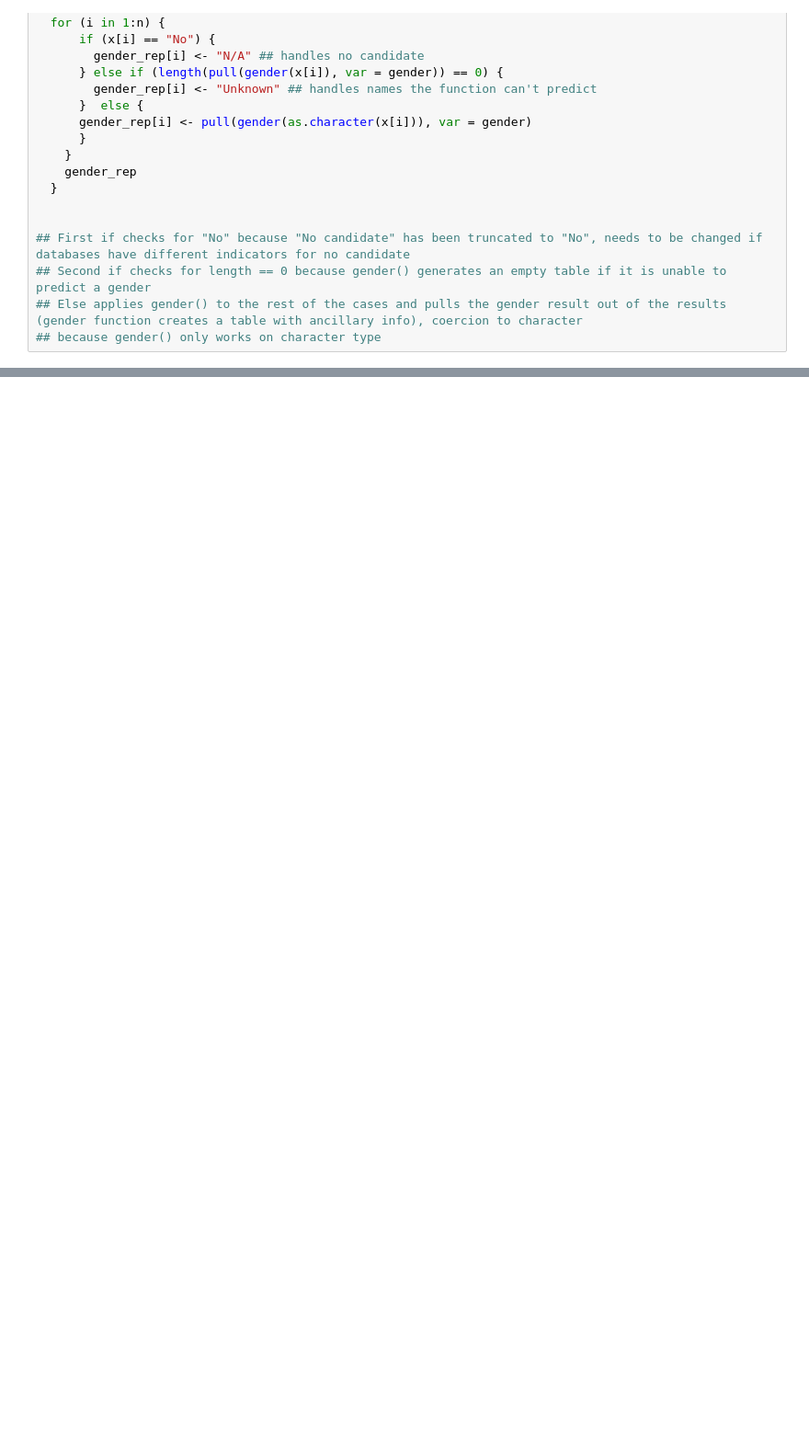
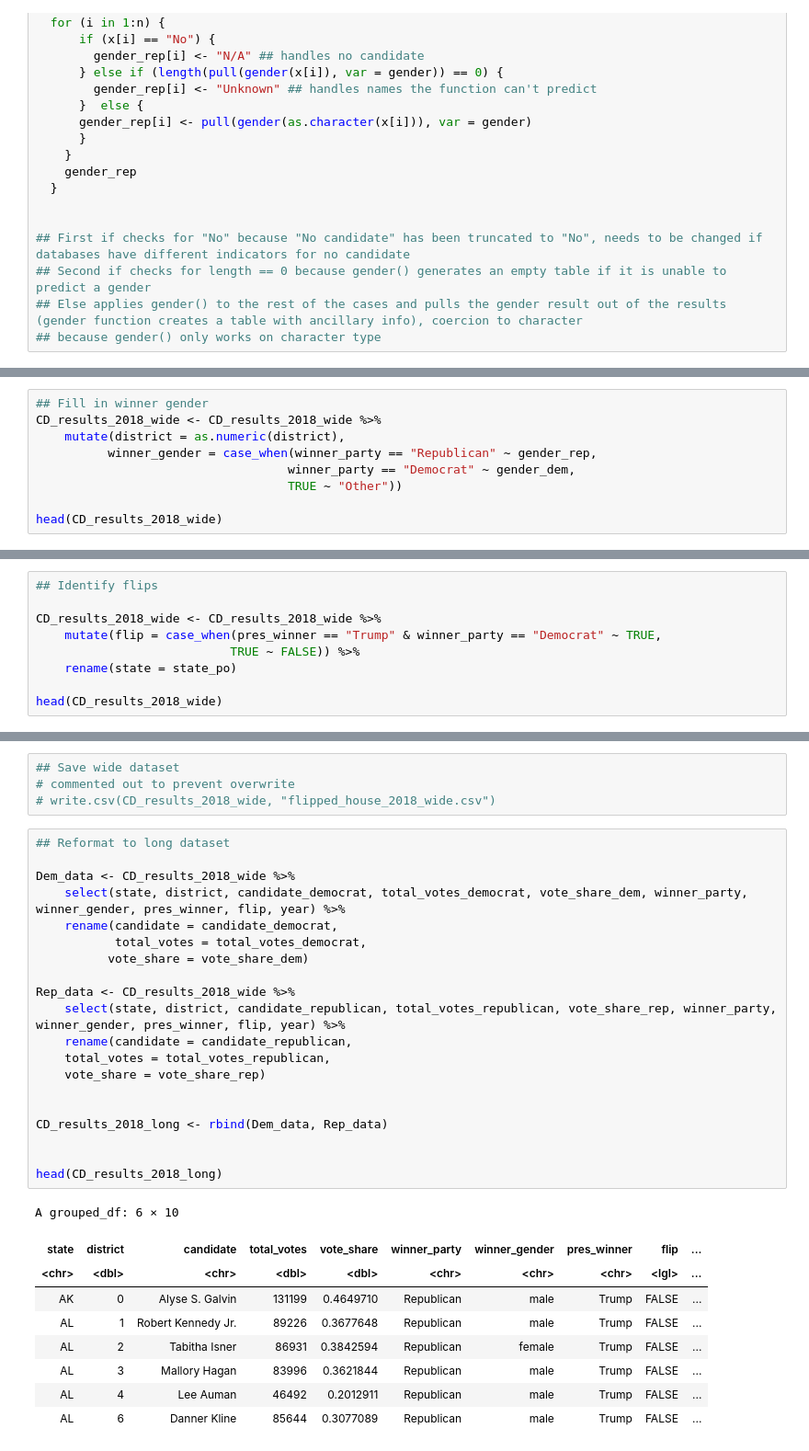
Before and after one commit to michael-bonitati-1117/final_project, a Jupyter notebook: House_Flips.ipynb, the cells around one changed output, grey strips where cells are left out. Shown at 92% size. Drawn from its saved outputs; the diff is of its cells as text; blank space fills up the shorter version.

Commit message:
House Flips added

```diff
--- a/House_Flips.ipynb
+++ b/House_Flips.ipynb
@@ -151,0 +182,9 @@ A tibble: 6 × 16
+# %%
+## Fill in winner gender
+CD_results_2018_wide <- CD_results_2018_wide %>%
+    mutate(district = as.numeric(district),
+          winner_gender = case_when(winner_party == "Republican" ~ gender_rep,
+                                   winner_party == "Democrat" ~ gender_dem,
+                                   TRUE ~ "Other"))
+
+head(CD_results_2018_wide)
@@ -151,0 +247,9 @@ A tibble: 6 × 16
+# %%
+## Identify flips
+
+CD_results_2018_wide <- CD_results_2018_wide %>%
+    mutate(flip = case_when(pres_winner == "Trump" & winner_party == "Democrat" ~ TRUE,
+                           TRUE ~ FALSE)) %>%
+    rename(state = state_po)
+
+head(CD_results_2018_wide)
@@ -151,0 +266,34 @@ A tibble: 6 × 16
+# %%
+## Save wide dataset
+# commented out to prevent overwrite
+# write.csv(CD_results_2018_wide, "flipped_house_2018_wide.csv")
+# %%
+## Reformat to long dataset
+
+Dem_data <- CD_results_2018_wide %>%
+    select(state, district, candidate_democrat, total_votes_democrat, vote_share_dem, winner_party, winner_gender, pres_winner, flip, year) %>%
+    rename(candidate = candidate_democrat,
+           total_votes = total_votes_democrat,
+          vote_share = vote_share_dem)
+
+Rep_data <- CD_results_2018_wide %>%
+    select(state, district, candidate_republican, total_votes_republican, vote_share_rep, winner_party, winner_gender, pres_winner, flip, year) %>%
+    rename(candidate = candidate_republican,
+    total_votes = total_votes_republican,
+    vote_share = vote_share_rep)
+
+
+CD_results_2018_long <- rbind(Dem_data, Rep_data)
+
+
+head(CD_results_2018_long)
+# %% [output]
+A grouped_df: 6 × 10
+| state | district | candidate | total_votes | vote_share | winner_party | winner_gender | pres_winner | flip | ... |
+| <chr> | <dbl> | <chr> | <dbl> | <dbl> | <chr> | <chr> | <chr> | <lgl> | ... |
+| AK | 0 | Alyse S. Galvin | 131199 | 0.4649710 | Republican | male | Trump | FALSE | ... |
+| AL | 1 | Robert Kennedy Jr. | 89226 | 0.3677648 | Republican | male | Trump | FALSE | ... |
+| AL | 2 | Tabitha Isner | 86931 | 0.3842594 | Republican | female | Trump | FALSE | ... |
+| AL | 3 | Mallory Hagan | 83996 | 0.3621844 | Republican | male | Trump | FALSE | ... |
+| AL | 4 | Lee Auman | 46492 | 0.2012911 | Republican | male | Trump | FALSE | ... |
+| AL | 6 | Danner Kline | 85644 | 0.3077089 | Republican | male | Trump | FALSE | ... |
```
Also changed, not shown: parts of 16 cells of this notebook, 2 other files.
